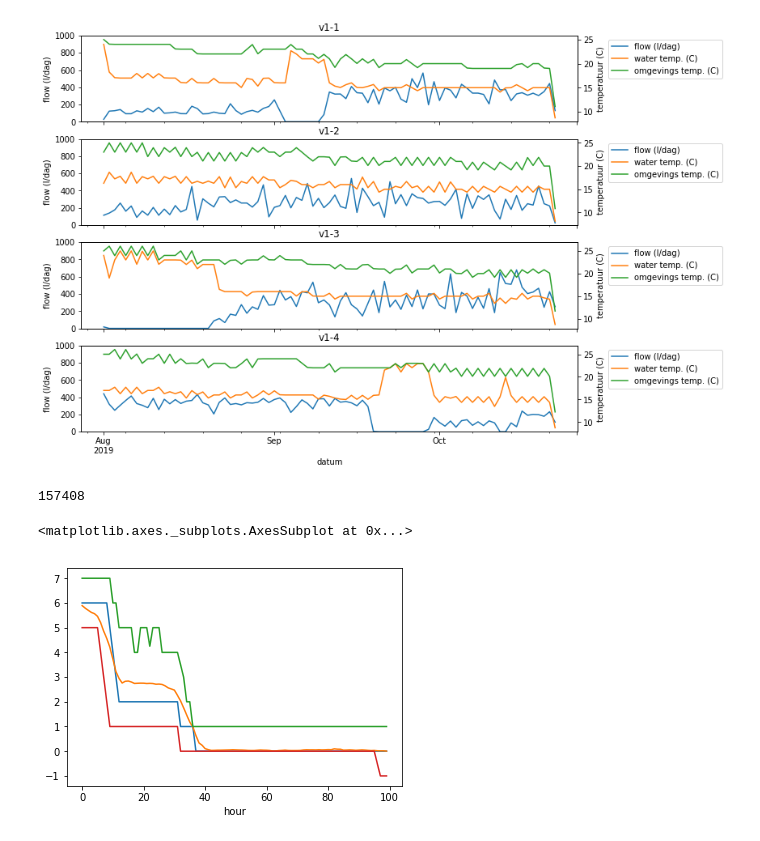
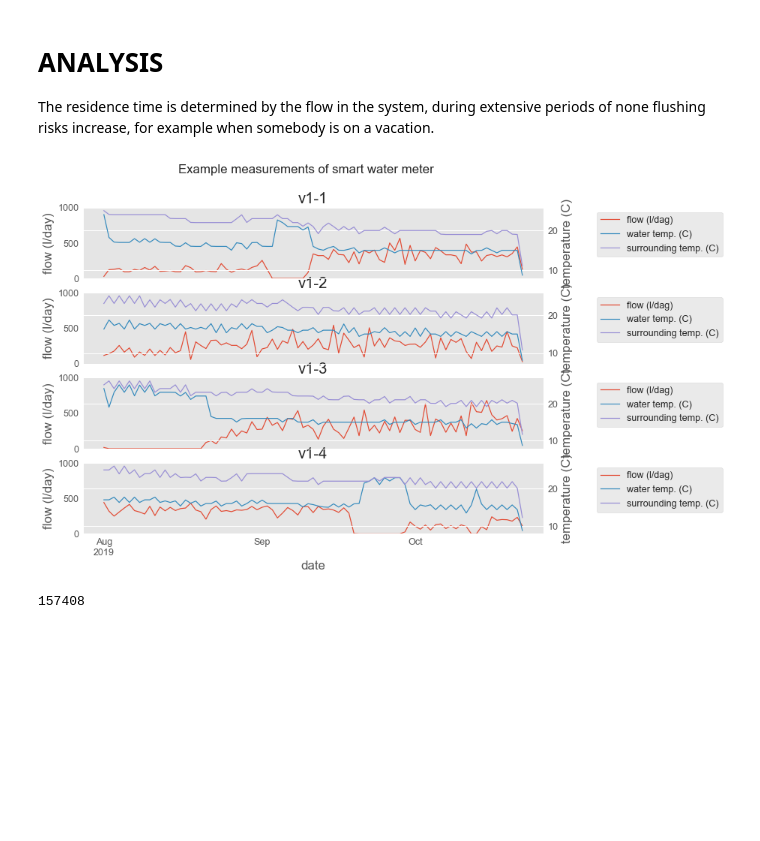
Before and after one commit to esquire900/team-water, a Jupyter notebook: presentatie/presentatie.ipynb, the cells around one changed output. Cells and saved outputs as stored; diff of their text form; code cells hidden in the pictures; blank space fills up the shorter version.

```diff
--- a/presentatie/presentatie.ipynb
+++ b/presentatie/presentatie.ipynb
@@ -30,29 +28,35 @@ De verblijftijd wordt bepaald door de spoeling van het leidingsysteem, vooral bi
+# %% [markdown]
+# ANALYSIS
+The residence time is determined by the flow in the system, during extensive periods of none flushing risks increase, for example when somebody is on a vacation.
 # %%
 import pandas as pd
 import matplotlib.pyplot as plt
-
+plt.style.use('ggplot')
+import matplotlib.pyplot as plt
+plt.rcParams.update({'font.size': 14})
 df = pd.read_csv('../data/Temperatuur_Flow.csv')
 df.set_index(pd.to_datetime(df['uitleestijdstip']), inplace=True)
 df['volume (l)'] = (df['volume 1'] - df['volume 1'].shift(1))*1000
 apps = df['v-app'].unique()
 
 df = df.groupby([pd.Grouper(freq='1D'), 'v-app']).sum().unstack('v-app')
 df = df['20190801':]
 
-fig, ax = plt.subplots(nrows=4, figsize=(11, 9))
+fig, ax = plt.subplots(nrows=4, figsize=(11, 8))
 
 for idx, app in enumerate(apps[:4]):
     df['volume (l)'][app].plot(ax=ax[idx], ylim=(0,1000), title=app, label='flow (l/dag)', legend=True)
     (df['gelogde min. mediumtemp.'][app]/24).plot(ax=ax[idx], secondary_y=True, label='water temp. (C)', legend=True)
-    (df['gelogde gemiddelde omgevingstemp.'][app]/24).plot(ax=ax[idx], secondary_y=True, label='omgevings temp. (C)', legend=True)
-    ax[idx].set_ylabel('flow (l/dag)')
-    plt.ylabel('temperatuur (C)')
-    ax[idx].set_xlabel('datum')
+    (df['gelogde gemiddelde omgevingstemp.'][app]/24).plot(ax=ax[idx], secondary_y=True, label='surrounding temp. (C)', legend=True)
+    ax[idx].set_ylabel('flow (l/day)')
+    plt.ylabel('temperature (C)')
+    ax[idx].set_xlabel('date')
     h1, l1 = ax[idx].get_legend_handles_labels()
     h2, l2 = ax[idx].right_ax.get_legend_handles_labels()
-    ax[idx].legend(h1+h2, l1+l2, loc=1, bbox_to_anchor=[1.3,1])
+    ax[idx].legend(h1+h2, l1+l2, loc=1, bbox_to_anchor=[1.4,1])
+fig.suptitle('Example measurements of smart water meter');
 # %% [output]
-[figure, old version]
+[figure, new version]
 # %%
 df = pd.read_csv('../data/Temperatuur_Flow.csv')
 df['uitleestijdstip'] = pd.to_datetime(df['uitleestijdstip'])
@@ -60,6 +64,7 @@ df = df.sort_values(['v-app','uitleestijdstip'])
 df.set_index('uitleestijdstip', inplace=True)
 df['vol'] = df['volume 1']
 df['target'] = df['delta (omg-med)']
+df['water_temp'] = df['gelogde min. mediumtemp.']
 df['inx'] = df['Unnamed: 0']
 
 current_app = False
@@ -67,7 +72,7 @@ current_volume = 0
 
 running_hours = 0
 data = []
-for inx, row in df.iterrows():
+for inx, row in df.iloc[:].iterrows():
     print(row['inx'], end='\r')
     if row['v-app'] != current_app:
         current_app = row['v-app']
@@ -78,9 +83,10 @@ for inx, row in df.iterrows():
         current_volume = row['vol']
         running_hours = 0
         continue
-    data.append({'hour': running_hours, 'target': row.target})
+    data.append({'hour': running_hours,
+                 'target': row.target,
+                 'water_temp': row.water_temp,
+                 'clock_hour': inx.hour})
     running_hours += 1
 # %% [output]
 157408
-<matplotlib.axes._subplots.AxesSubplot at 0x...>
-[figure, removed]
```
Also changed, not shown: parts of 25 cells of this notebook, 8 other files.
